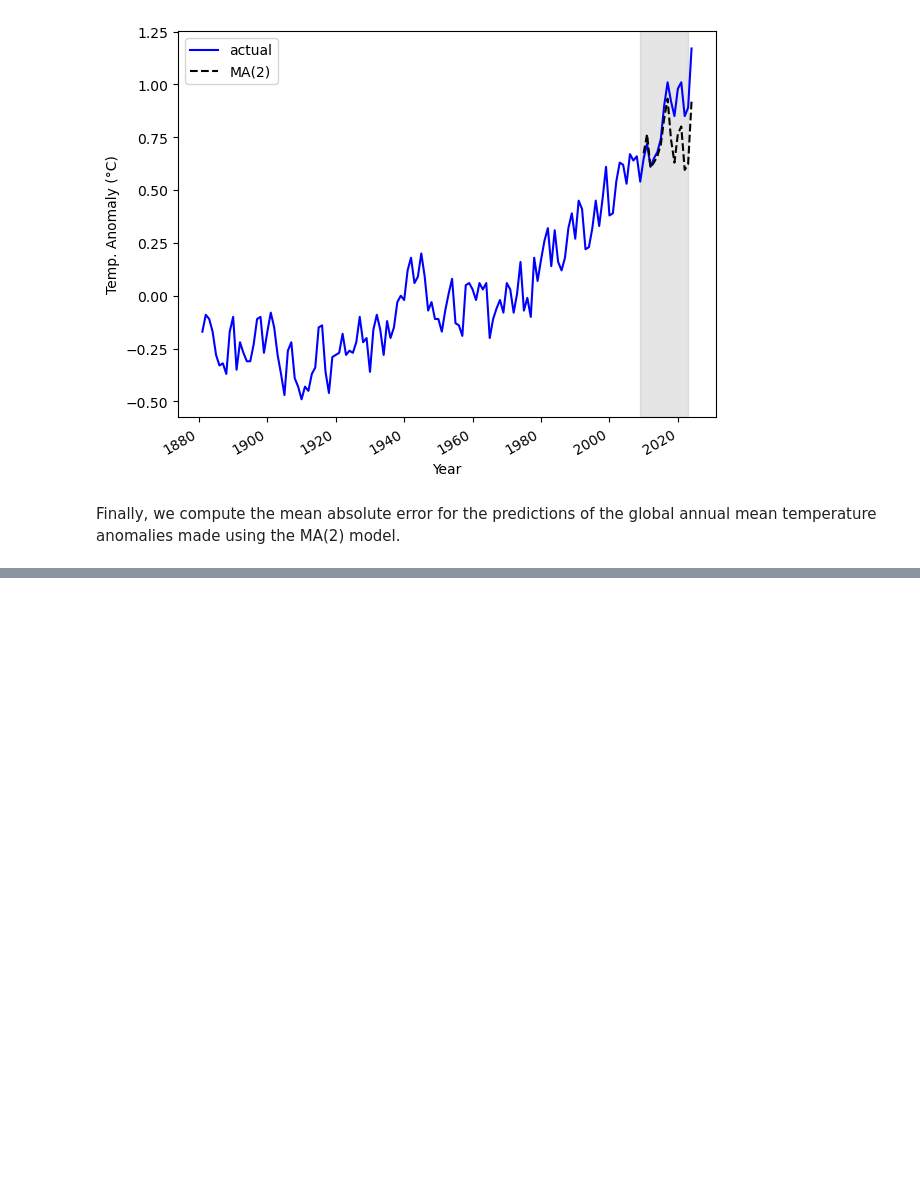
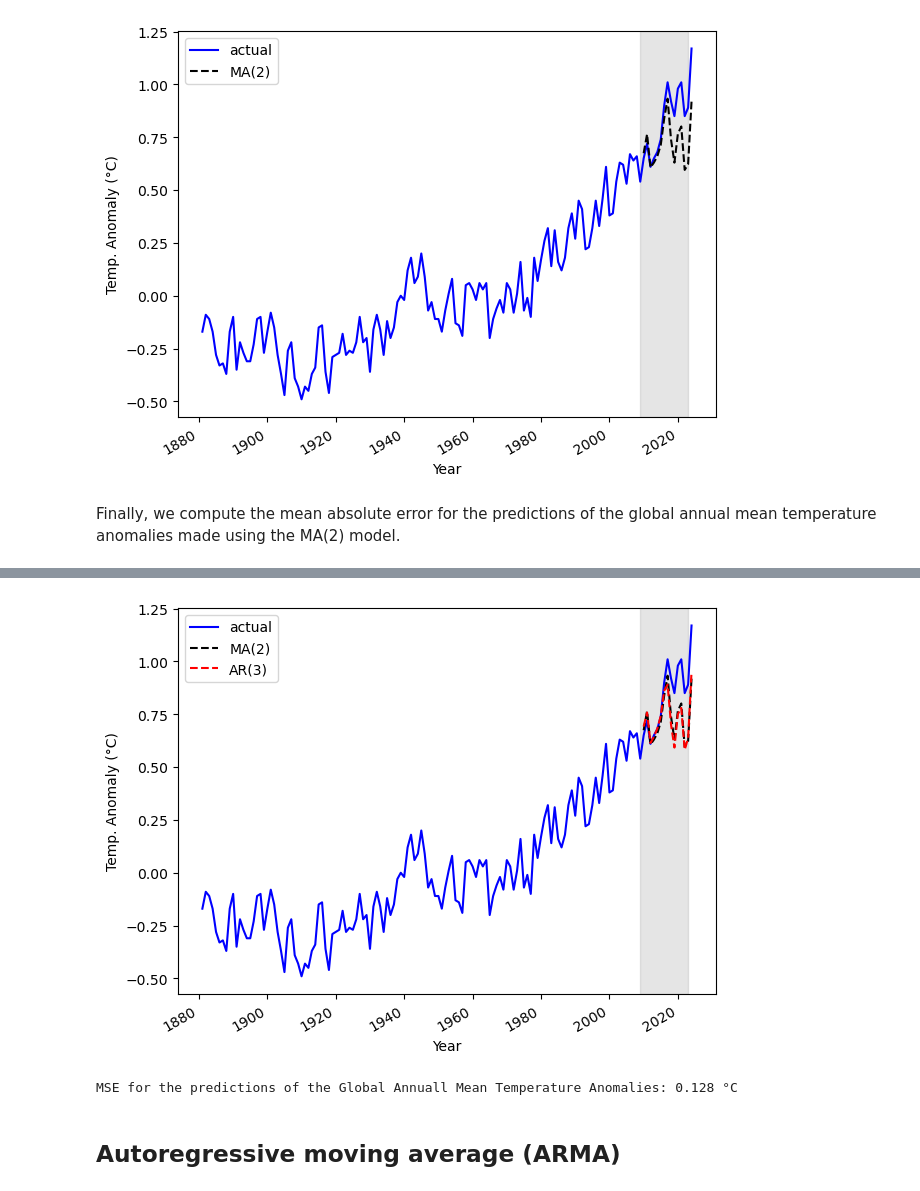
Before and after one commit to luigiselmi/climate, a Jupyter notebook: globaltemp/global_temperature_anomaly.ipynb, the cells around one changed output, grey strips where cells are left out. Saved outputs shown, nothing was run; the diff lists cells and outputs as text; code cells hidden in the pictures; blank space fills up the shorter version.

```diff
--- a/globaltemp/global_temperature_anomaly.ipynb
+++ b/globaltemp/global_temperature_anomaly.ipynb
@@ -357,10 +370,10 @@ plt.tight_layout()
 # %% [markdown]
 We have to invserse-transform the predictions for first-order difference of the MA(2) model to get the predictions for the global temperature anomalies.
 # %%
-giss_temp['Prediction'] = pd.Series()
-giss_temp['Prediction']['2009':] = giss_temp['Annual Mean']['2009':] + pred_df['pred_MA'].cumsum()
+giss_temp['Prediction MA'] = pd.Series()
+giss_temp['Prediction MA']['2009':] = giss_temp['Annual Mean']['2009':] + pred_df['pred_MA'].cumsum()
 #giss_temp['Prediction']['2009':] = giss_temp['Annual Mean']['2009':] + pred_df['pred_mean'].cumsum()
-giss_temp['Prediction']['2009':]
+giss_temp['Prediction MA']['2009':]
 # %% [output]
 2009-12-31    0.674366
 2010-12-31    0.764691
@@ -401,0 +493,4 @@ MSE for the predicitons of the Global Annuall Mean Temperature Anomalies: 0.125
+# %%
+giss_temp['Prediction AR'] = pd.Series()
+giss_temp['Prediction AR']['2009':] = giss_temp['Annual Mean']['2009':] + pred_df['pred_AR'].cumsum()
+giss_temp['Prediction AR']['2009':]
@@ -401,0 +514,20 @@ MSE for the predicitons of the Global Annuall Mean Temperature Anomalies: 0.125
+# %%
+fig, ax = plt.subplots()
+ax.plot(giss_temp['Annual Mean'], 'b-', label='actual')
+ax.plot(giss_temp['Prediction MA'], 'k--', label='MA(2)')
+ax.plot(giss_temp['Prediction AR'], 'r--', label='AR(3)')
+ax.legend(loc=2)
+ax.set_xlabel('Year')
+ax.set_ylabel('Temp. Anomaly (°C)')
+ax.axvspan('2009', '2023', color='#808080', alpha=0.2)
+fig.autofmt_xdate()
+plt.tight_layout()
+# %% [output]
+[figure, added]
+# %%
+mae_AR_undiff = mean_absolute_error(giss_temp['Annual Mean']['2009':], giss_temp['Prediction AR']['2009':])
+print('MSE for the predictions of the Global Annuall Mean Temperature Anomalies: {0:.3f} °C'.format(mae_AR_undiff))
+# %% [output]
+MSE for the predictions of the Global Annuall Mean Temperature Anomalies: 0.128 °C
+# %% [markdown]
+## Autoregressive moving average (ARMA)
```
Also changed, not shown: parts of 16 cells of this notebook.
